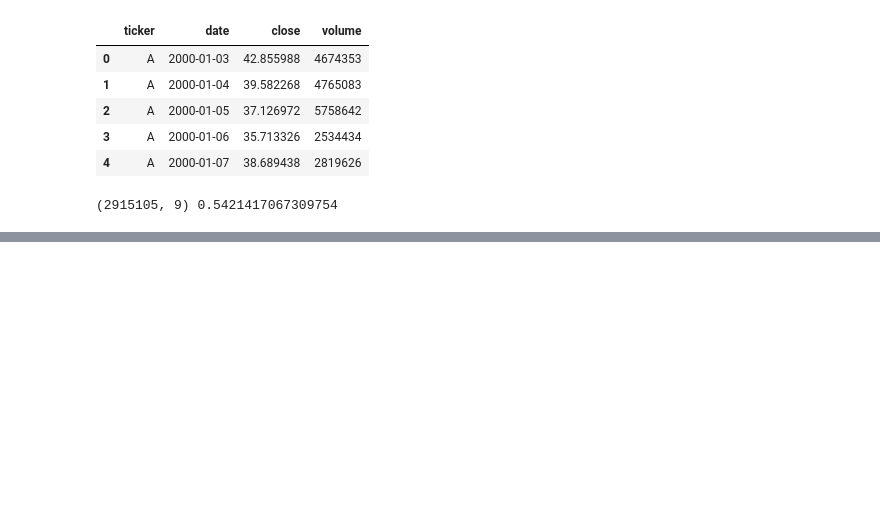
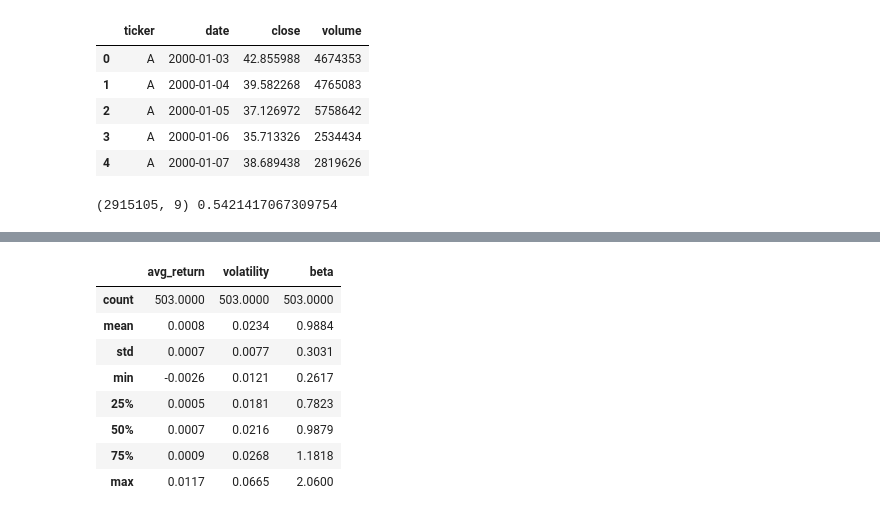
Before and after one commit to mpatelgr/finance-data-pipeline, a Jupyter notebook: notebooks/01_scikit_test.ipynb, the cells around one changed output, grey strips where cells are left out. Cells and saved outputs as stored; diff of their text form; code cells hidden in the pictures; blank space fills up the shorter version.

```diff
--- a/notebooks/01_scikit_test.ipynb
+++ b/notebooks/01_scikit_test.ipynb
@@ -202,0 +209,43 @@ dtype: float64
+# %%
+def stock_profiles(prices):
+    """Summarize each ticker with a few return statistics.
+
+    Parameters
+    ----------
+    prices : pandas.DataFrame
+        Output of ``load_prices`` with columns ``ticker``, ``date``,
+        ``close``.
+
+    Returns
+    -------
+    pandas.DataFrame
+        One row per ticker with columns ``avg_return`` (mean daily
+        return), ``volatility`` (std of daily returns), and ``beta``
+        (how strongly the stock moves with the average stock).
+    """
+    close = prices.pivot(index="date", columns="ticker", values="close")
+    rets = close.pct_change().dropna(how="all")
+    market = rets.mean(axis=1)  # the average stock each day
+
+    profiles = pd.DataFrame(
+        {
+            "avg_return": rets.mean(),
+            "volatility": rets.std(),
+            "beta": rets.apply(lambda s: s.cov(market) / market.var()),
+        }
+    )
+    return profiles.dropna()
+
+
+profiles = stock_profiles(prices)
+profiles.describe().round(4)
+# %% [output]
+|  | avg_return | volatility | beta |
+| count | 503.0000 | 503.0000 | 503.0000 |
+| mean | 0.0008 | 0.0234 | 0.9884 |
+| std | 0.0007 | 0.0077 | 0.3031 |
+| min | -0.0026 | 0.0121 | 0.2617 |
+| 25% | 0.0005 | 0.0181 | 0.7823 |
+| 50% | 0.0007 | 0.0216 | 0.9879 |
+| 75% | 0.0009 | 0.0268 | 1.1818 |
+| max | 0.0117 | 0.0665 | 2.0600 |
```
Also changed, not shown: parts of 3 cells of this notebook.
